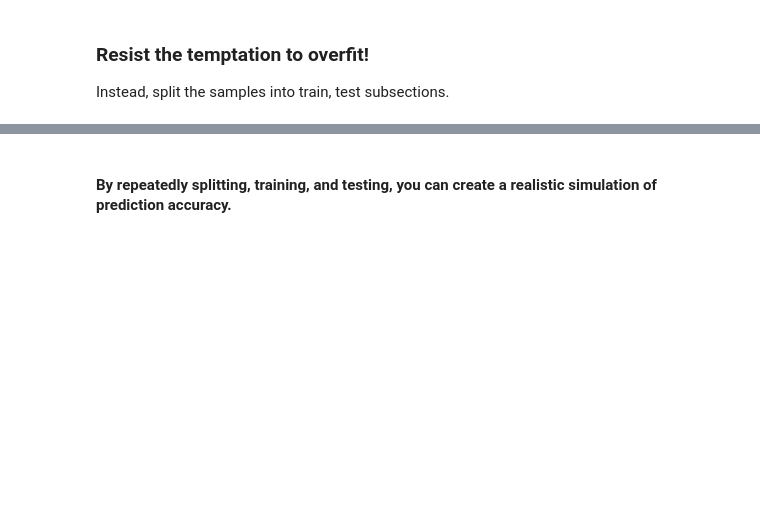
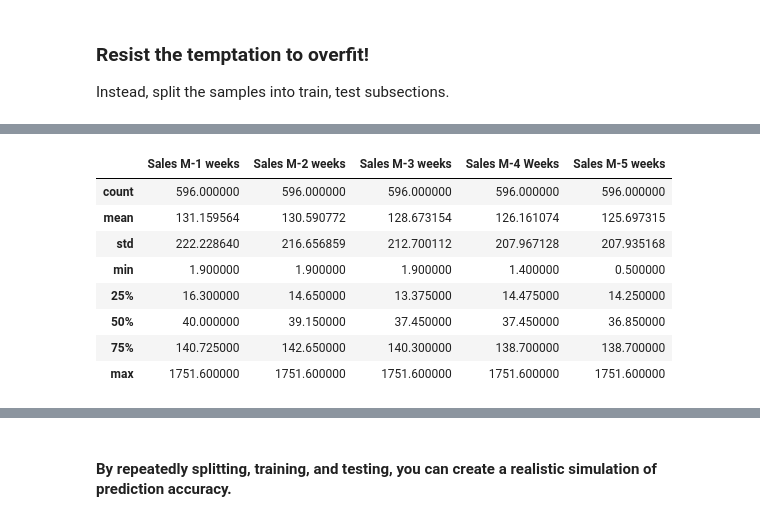
Before and after one commit to lucasPDY/Machine-Learning-with-MiniZinc, a Jupyter notebook: soda_promotion_pytorch.ipynb, the cells around one changed output, grey strips where cells are left out. Saved outputs shown, nothing was run; the diff lists cells and outputs as text; code cells hidden in the pictures; blank space fills up the shorter version.

```diff
--- a/soda_promotion_pytorch.ipynb
+++ b/soda_promotion_pytorch.ipynb
@@ -137,0 +249,19 @@ torch.Size([596, 24])
+# %%
+sales_weekly = df_hist[[
+    "Sales M-1 weeks",
+    "Sales M-2 weeks",
+"Sales M-3 weeks",
+"Sales M-4 Weeks",
+"Sales M-5 weeks"
+]]
+sales_weekly.describe()
+# %% [output]
+|  | Sales M-1 weeks | Sales M-2 weeks | Sales M-3 weeks | Sales M-4 Weeks | Sales M-5 weeks |
+| count | 596.000000 | 596.000000 | 596.000000 | 596.000000 | 596.000000 |
+| mean | 131.159564 | 130.590772 | 128.673154 | 126.161074 | 125.697315 |
+| std | 222.228640 | 216.656859 | 212.700112 | 207.967128 | 207.935168 |
+| min | 1.900000 | 1.900000 | 1.900000 | 1.400000 | 0.500000 |
+| 25% | 16.300000 | 14.650000 | 13.375000 | 14.475000 | 14.250000 |
+| 50% | 40.000000 | 39.150000 | 37.450000 | 37.450000 | 36.850000 |
+| 75% | 140.725000 | 142.650000 | 140.300000 | 138.700000 | 138.700000 |
+| max | 1751.600000 | 1751.600000 | 1751.600000 | 1751.600000 | 1751.600000 |
```
Also changed, not shown: parts of 27 cells of this notebook.
